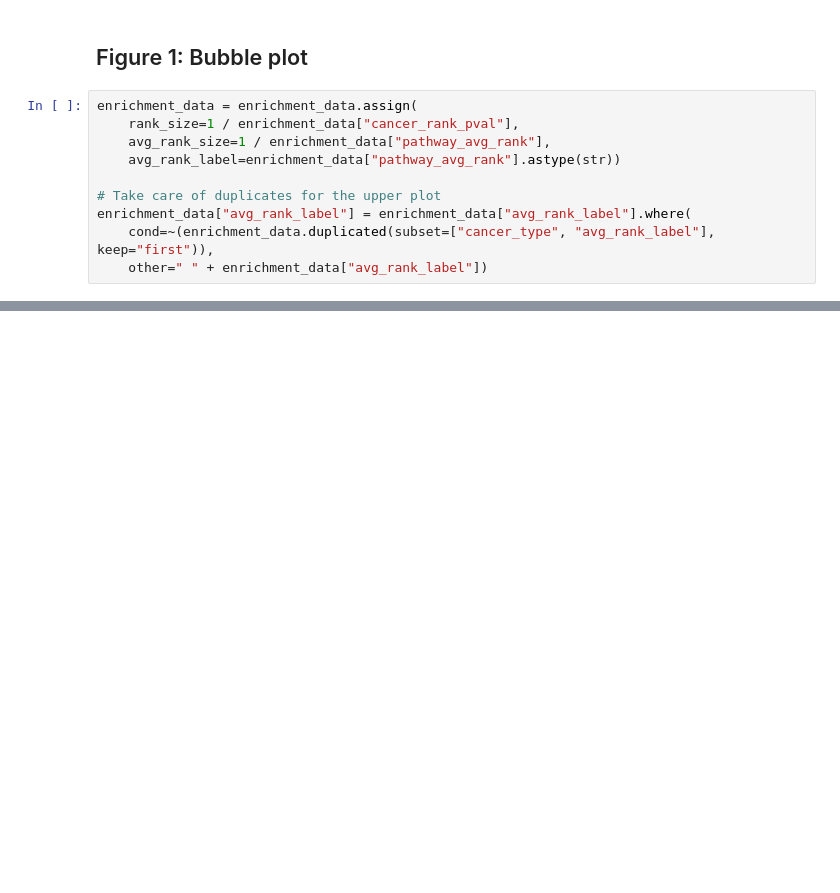
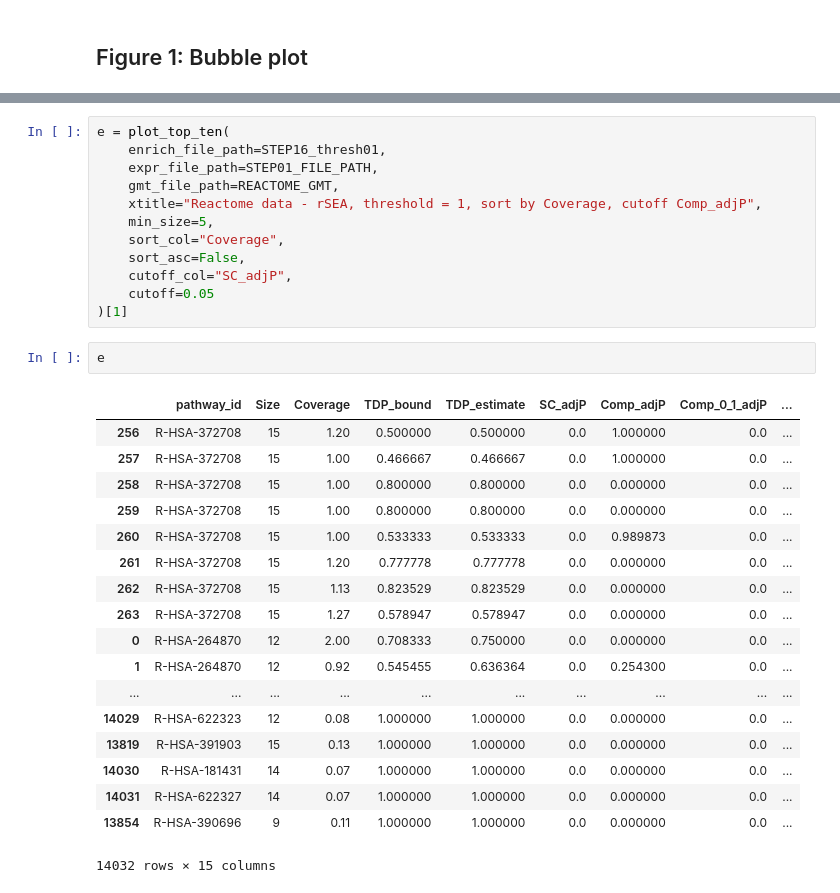
Before and after one commit to caleb-lindgren/scratchpad, a Jupyter notebook: pancancer_enrichment/17_visualize_results_rSEA.ipynb, the cells around one changed output, grey strips where cells are left out. Drawn from its saved outputs; the diff is of its cells as text; blank space fills up the shorter version.

```diff
--- a/pancancer_enrichment/17_visualize_results_rSEA.ipynb
+++ b/pancancer_enrichment/17_visualize_results_rSEA.ipynb
@@ -108,12 +90,2 @@ enrichment_data
 # %% [markdown]
 ## Figure 1: Bubble plot
-# %%
-enrichment_data = enrichment_data.assign(
-    rank_size=1 / enrichment_data["cancer_rank_pval"],
-    avg_rank_size=1 / enrichment_data["pathway_avg_rank"],
-    avg_rank_label=enrichment_data["pathway_avg_rank"].astype(str))
-
-# Take care of duplicates for the upper plot
-enrichment_data["avg_rank_label"] = enrichment_data["avg_rank_label"].where(
-    cond=~(enrichment_data.duplicated(subset=["cancer_type", "avg_rank_label"], keep="first")),
-    other=" " + enrichment_data["avg_rank_label"])
@@ -793,0 +364,33 @@ df
+# %%
+e = plot_top_ten(
+    enrich_file_path=STEP16_thresh01,
+    expr_file_path=STEP01_FILE_PATH,
+    gmt_file_path=REACTOME_GMT,
+    xtitle="Reactome data - rSEA, threshold = 1, sort by Coverage, cutoff Comp_adjP",
+    min_size=5,
+    sort_col="Coverage",
+    sort_asc=False,
+    cutoff_col="SC_adjP",
+    cutoff=0.05
+)[1]
+# %%
+e
+# %% [output]
+|  | pathway_id | Size | Coverage | TDP_bound | TDP_estimate | SC_adjP | Comp_adjP | Comp_0_1_adjP | ... |
+| 256 | R-HSA-372708 | 15 | 1.20 | 0.500000 | 0.500000 | 0.0 | 1.000000 | 0.0 | ... |
+| 257 | R-HSA-372708 | 15 | 1.00 | 0.466667 | 0.466667 | 0.0 | 1.000000 | 0.0 | ... |
+| 258 | R-HSA-372708 | 15 | 1.00 | 0.800000 | 0.800000 | 0.0 | 0.000000 | 0.0 | ... |
+| 259 | R-HSA-372708 | 15 | 1.00 | 0.800000 | 0.800000 | 0.0 | 0.000000 | 0.0 | ... |
+| 260 | R-HSA-372708 | 15 | 1.00 | 0.533333 | 0.533333 | 0.0 | 0.989873 | 0.0 | ... |
+| 261 | R-HSA-372708 | 15 | 1.20 | 0.777778 | 0.777778 | 0.0 | 0.000000 | 0.0 | ... |
+| 262 | R-HSA-372708 | 15 | 1.13 | 0.823529 | 0.823529 | 0.0 | 0.000000 | 0.0 | ... |
+| 263 | R-HSA-372708 | 15 | 1.27 | 0.578947 | 0.578947 | 0.0 | 0.000000 | 0.0 | ... |
+| 0 | R-HSA-264870 | 12 | 2.00 | 0.708333 | 0.750000 | 0.0 | 0.000000 | 0.0 | ... |
+| 1 | R-HSA-264870 | 12 | 0.92 | 0.545455 | 0.636364 | 0.0 | 0.254300 | 0.0 | ... |
+| ... | ... | ... | ... | ... | ... | ... | ... | ... | ... |
+| 14029 | R-HSA-622323 | 12 | 0.08 | 1.000000 | 1.000000 | 0.0 | 0.000000 | 0.0 | ... |
+| 13819 | R-HSA-391903 | 15 | 0.13 | 1.000000 | 1.000000 | 0.0 | 0.000000 | 0.0 | ... |
+| 14030 | R-HSA-181431 | 14 | 0.07 | 1.000000 | 1.000000 | 0.0 | 0.000000 | 0.0 | ... |
+| 14031 | R-HSA-622327 | 14 | 0.07 | 1.000000 | 1.000000 | 0.0 | 0.000000 | 0.0 | ... |
+| 13854 | R-HSA-390696 | 9 | 0.11 | 1.000000 | 1.000000 | 0.0 | 0.000000 | 0.0 | ... |
+14032 rows × 15 columns
```
Also changed, not shown: parts of 52 cells of this notebook, 12 other files.
